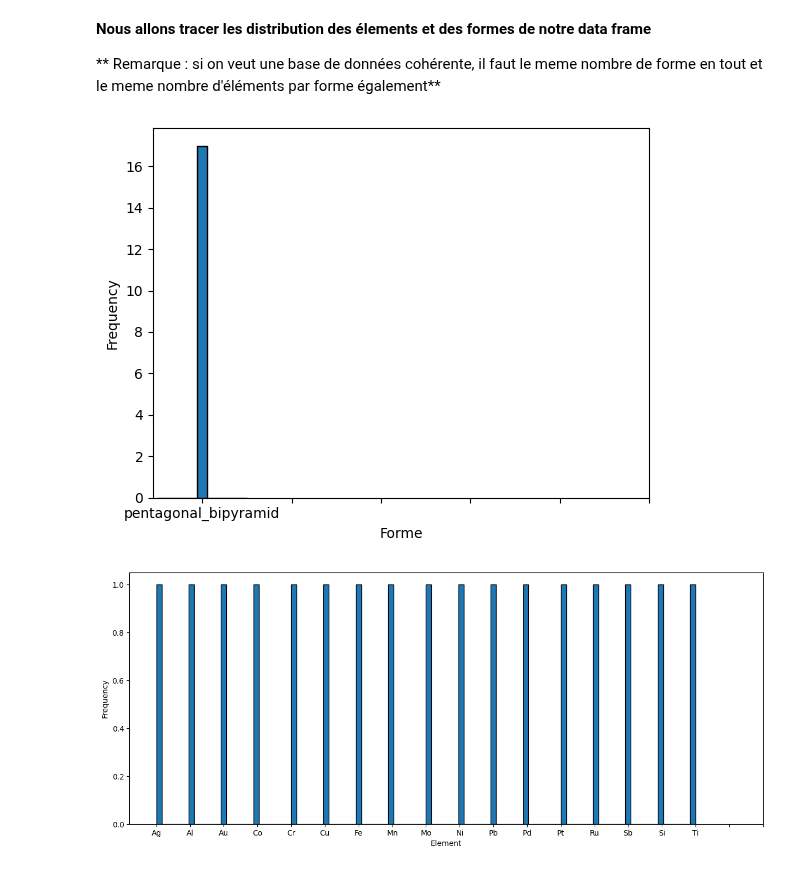
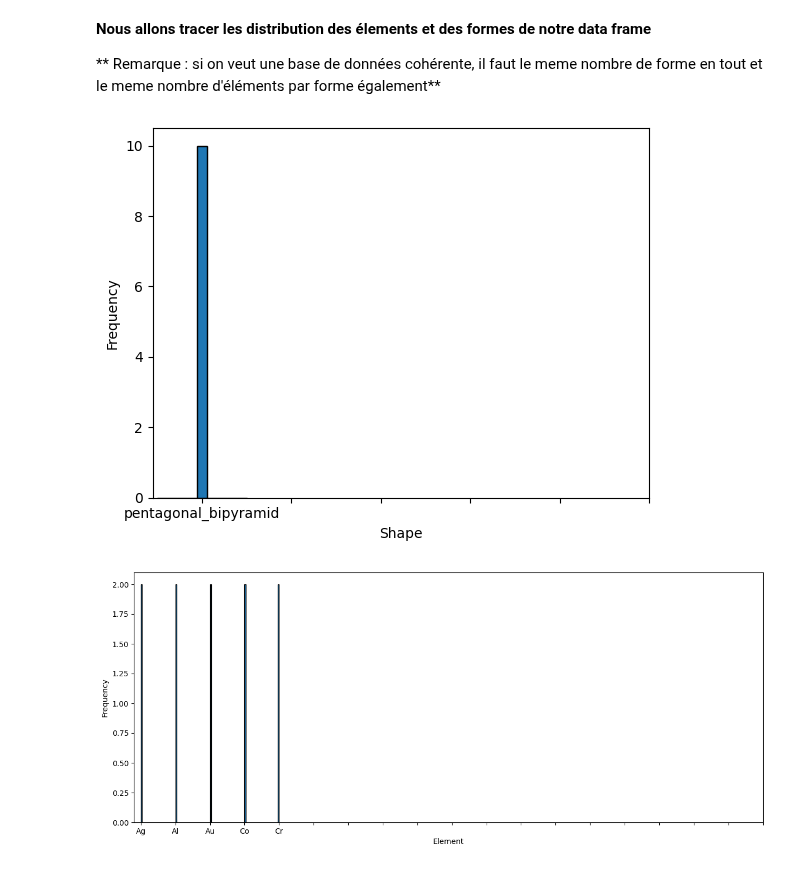
Before and after one commit to scayez/Projet_SAXS_WAXS_IA, a Jupyter notebook: script_shape_johnson.ipynb, the cells around one changed output. Cells and saved outputs as stored; diff of their text form; code cells hidden in the pictures.

```diff
--- a/script_shape_johnson.ipynb
+++ b/script_shape_johnson.ipynb
@@ -211,8 +255,8 @@ def generation_fichier_pk_johnson(forme,size,nbr_elem,List_qmax,List_qmin,List_q
 **Variables à changer pour les utilisateurs**
 # %%
 # Création de la liste des couches (à changer en fonction de ce que l'on veut jusqu'a 9 apres c'est plus gros que 5nm de diamètre)
-size = [[4,3,2],[5,3,2],[6,3,2],[7,3,2],[8,3,2],[9,3,2]]
-
+size = [[4,3,2]]
+#,[5,3,2],[6,3,2],[7,3,2],[8,3,2],[9,3,2]
 # Création de la liste des formes, avec liste_de_toutes_les_formes= ["trigonal_bipyramid", "pentagonal_bipyramid"]
 forme= ["pentagonal_bipyramid"] #( à changer en fonction de ce que l'on veut (en prenant dans les elements de la liste_de_toutes_les_formes)
 
@@ -223,13 +267,13 @@ liste_element,liste_distance=np.loadtxt("atom_latt2.txt",unpack=True,skiprows=1,
 
 # Création d'une variable nbr_elem pour parcourir la liste des éléments que de 0 à un certain nombre.
 # Si on veut parcourir toute la liste des éléments, nbr_elem =len(liste_element)
-nbr_elem=len(liste_element)
+nbr_elem=5
 
 #création des listes qmin, qmax, qstep et biso
 List_qmin=[0.01]
 List_qmax=[20]
 List_qstep=[0.01]
-List_biso=[0.1,0.3,0.5,0.9]
+List_biso=[0.1,0.3]
 
 # endroit ou on veut enregister notre fichier xyz qui sera creé pui supprimé durant l'exécution de la fonction
 lieu_fich_xyz="stage/xyz_tempo/tempo.xyz"
@@ -238,7 +282,7 @@ lieu_fich_xyz="stage/xyz_tempo/tempo.xyz"
 fichier_intermediaire='stage/Base_de_donnees_sauvegarde/%s.pk'
 
 # Nom du fichier csv de sortie
-fichier_sortie='stage/Base_de_donnees/pentagonal_bipyramid_432a932_tt_elem_biso_01_03_05_09.pk'
+fichier_sortie='stage/Base_de_donnees/testasup.pk'
 
 print(len(forme)*nbr_elem*len(size)*len(List_qmin)*len(List_qmax)*len(List_qstep)*len(List_biso),"lignes attendues dans le data frame")
 # %% [output]
@@ -306,10 +350,10 @@ import matplotlib.pyplot as plt
 fig, ax = plt.subplots()
 
 # Tracer l'histogramme
-ax.hist(data['Forme'], bins=9,edgecolor='black')
+ax.hist(data['Shape'], bins=9,edgecolor='black')
 
 # Ajouter des labels aux axes
-ax.set_xlabel('Forme')
+ax.set_xlabel('Shape')
 ax.set_ylabel('Frequency')
 
 # Personnaliser les intervalles de l'axe des x
@@ -317,32 +361,32 @@ x_ticks = range(0, 6)  # Plage de 0 à 6
 plt.xticks(x_ticks)
 
 # Afficher la figure
 plt.show()
 #--------------------------------------------------------
 
 # On va creer un graph qui permet de forme la distribution des éléments de notre data frame
 
 import matplotlib.pyplot as plt
 # Créer la figure et les axes
 fig, ax = plt.subplots(figsize=(15,6))
 
 
 # Tracer l'histogramme
 ax.hist(data['Element'], bins=100,edgecolor='black')
 
 # Ajouter des labels aux axes
 ax.set_xlabel('Element')
 ax.set_ylabel('Frequency')
 
 
 # Personnaliser les intervalles de l'axe des x
 x_ticks = range(0, 19)  # Plage de 0 à 50
 plt.xticks(x_ticks)
 
 
 # Afficher la figure
 
 plt.show()
 # %% [output]
-[figure, old version]
+[figure, new version]
-[figure, old version]
+[figure, new version]
```
Also changed, not shown: parts of 11 cells of this notebook, 2 other files.
